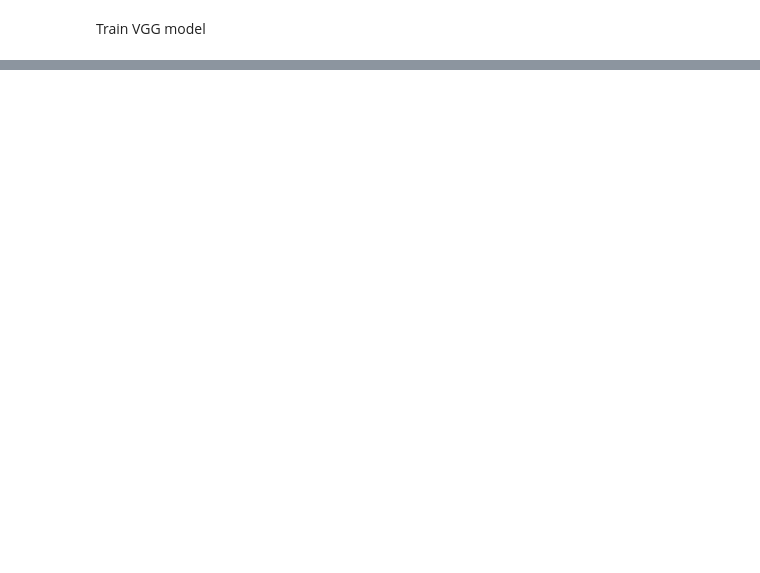
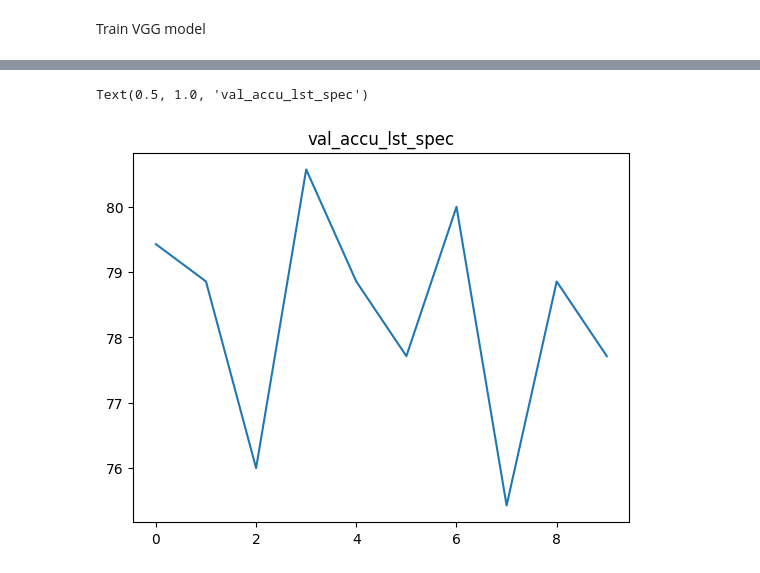
Before and after one commit to NimayRKumar/546_project, a Jupyter notebook: vgg_pretrained.ipynb, the cells around one changed output, grey strips where cells are left out. Saved outputs shown, nothing was run; the diff lists cells and outputs as text; code cells hidden in the pictures; blank space fills up the shorter version.

```diff
--- a/vgg_pretrained.ipynb
+++ b/vgg_pretrained.ipynb
@@ -154,0 +379,6 @@ RuntimeError: Given groups=1, weight of size [64, 3, 3, 3], expected input[1, 32
+# %%
+plt.plot(val_accu_lst_spec)
+plt.title("val_accu_lst_spec")
+# %% [output]
+Text(0.5, 1.0, 'val_accu_lst_spec')
+[figure, added]
```
Also changed, not shown: parts of 26 cells of this notebook, 1 other file.
